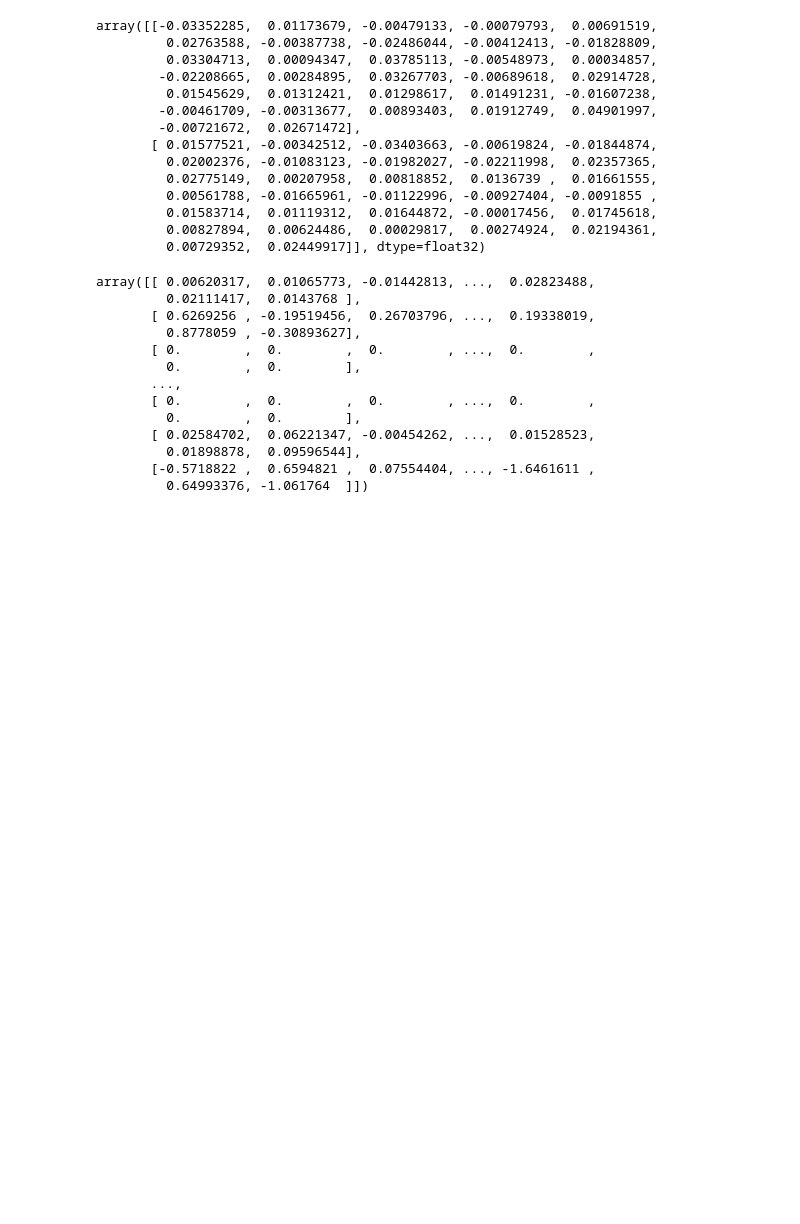
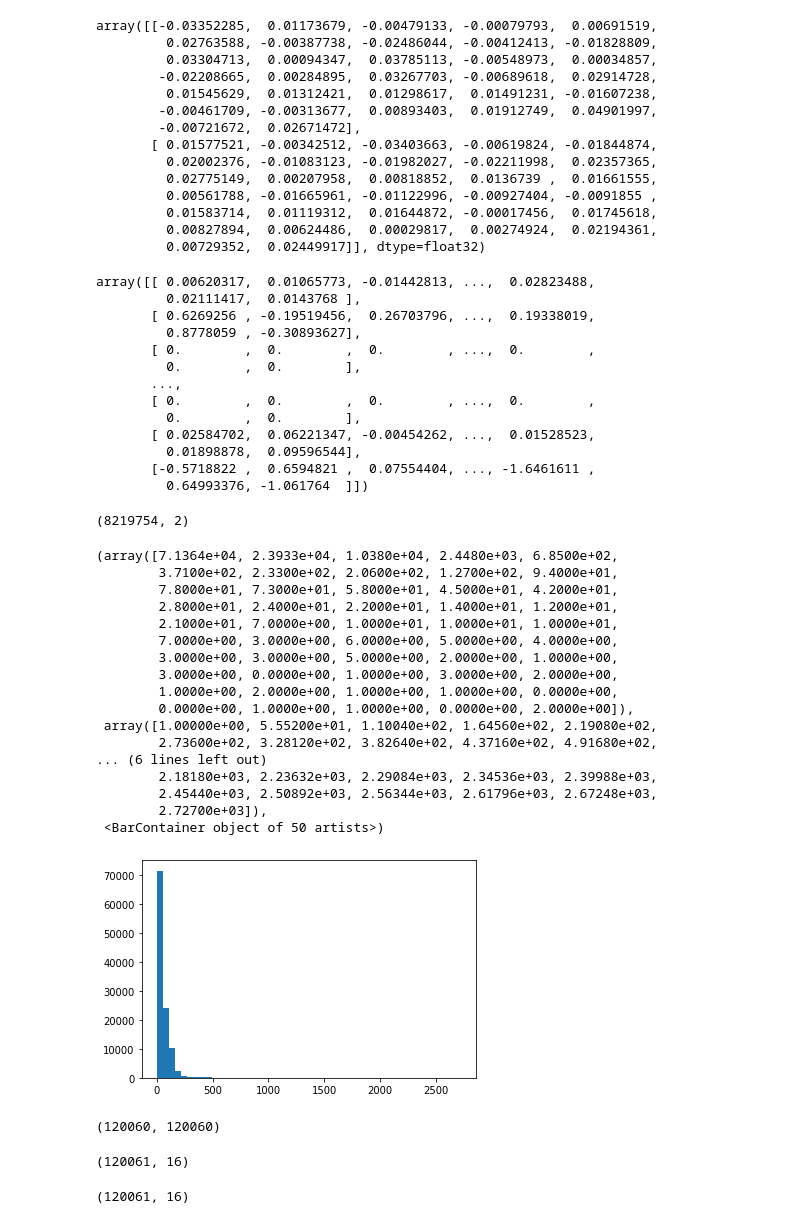
Before and after one commit to sergmiller/vk-cup-2021, a Jupyter notebook: research/v1.ipynb, the cells around one changed output. Cells and saved outputs as stored; diff of their text form; code cells hidden in the pictures; blank space fills up the shorter version.

```diff
--- a/research/v1.ipynb
+++ b/research/v1.ipynb
@@ -13,6 +13,7 @@ from collections import defaultdict
 train = pd.read_csv("/Users/sergmiller/Downloads/train.csv")
 edu = pd.read_csv("/Users/sergmiller/Downloads/trainEducationFeatures.csv")
 groups =  pd.read_csv("/Users/sergmiller/Downloads/trainGroups.csv")
+friends =  pd.read_csv("/Users/sergmiller/Downloads/friends.csv")
 # %%
 np.mean(train['registered_year'])
 # %% [output]
@@ -269,3 +306,14 @@ array([[ 0.00620317,  0.01065773, -0.01442813, ...,  0.02823488,
          0.01898878,  0.09596544],
        [-0.5718822 ,  0.6594821 ,  0.07554404, ..., -1.6461611 ,
          0.64993376, -1.061764  ]])
+# %%
+friends2way = pd.DataFrame()
+friends2way['uid'] = list(friends['uid']) + list(friends['fuid'])
+friends2way['fuid'] = list(friends['fuid']) + list(friends['uid'])
+# %%
+friends2way.shape
+# %% [output]
+(8219754, 2)
+# %%
+friend_weights = friends2way.groupby('uid').fuid.nunique()
+friend2weight = {u:w for u,w in zip(friend_weights.index.values, friend_weights.values)}
@@ -271,0 +324,25 @@ array([[ 0.00620317,  0.01065773, -0.01442813, ...,  0.02823488,
+# %%
+plt.hist(friend_weights.values, bins=50)
+# %% [output]
+(array([7.1364e+04, 2.3933e+04, 1.0380e+04, 2.4480e+03, 6.8500e+02,
+        3.7100e+02, 2.3300e+02, 2.0600e+02, 1.2700e+02, 9.4000e+01,
+        7.8000e+01, 7.3000e+01, 5.8000e+01, 4.5000e+01, 4.2000e+01,
+        2.8000e+01, 2.4000e+01, 2.2000e+01, 1.4000e+01, 1.2000e+01,
+        2.1000e+01, 7.0000e+00, 1.0000e+01, 1.0000e+01, 1.0000e+01,
+        7.0000e+00, 3.0000e+00, 6.0000e+00, 5.0000e+00, 4.0000e+00,
+        3.0000e+00, 3.0000e+00, 5.0000e+00, 2.0000e+00, 1.0000e+00,
+        3.0000e+00, 0.0000e+00, 1.0000e+00, 3.0000e+00, 2.0000e+00,
+        1.0000e+00, 2.0000e+00, 1.0000e+00, 1.0000e+00, 0.0000e+00,
+        0.0000e+00, 1.0000e+00, 1.0000e+00, 0.0000e+00, 2.0000e+00]),
+ array([1.00000e+00, 5.55200e+01, 1.10040e+02, 1.64560e+02, 2.19080e+02,
+        2.73600e+02, 3.28120e+02, 3.82640e+02, 4.37160e+02, 4.91680e+02,
+... (6 lines left out)
+        2.18180e+03, 2.23632e+03, 2.29084e+03, 2.34536e+03, 2.39988e+03,
+        2.45440e+03, 2.50892e+03, 2.56344e+03, 2.61796e+03, 2.67248e+03,
+        2.72700e+03]),
+ <BarContainer object of 50 artists>)
+[figure, added]
+# %%
+max(rowf), max(colf)
+# %% [output]
+(120060, 120060)
@@ -271,0 +354,8 @@ array([[ 0.00620317,  0.01065773, -0.01442813, ...,  0.02823488,
+# %%
+als.item_factors.shape
+# %% [output]
+(120061, 16)
+# %%
+als.user_factors.shape
+# %% [output]
+(120061, 16)
```
Also changed, not shown: parts of 21 cells of this notebook, 1 other file.
